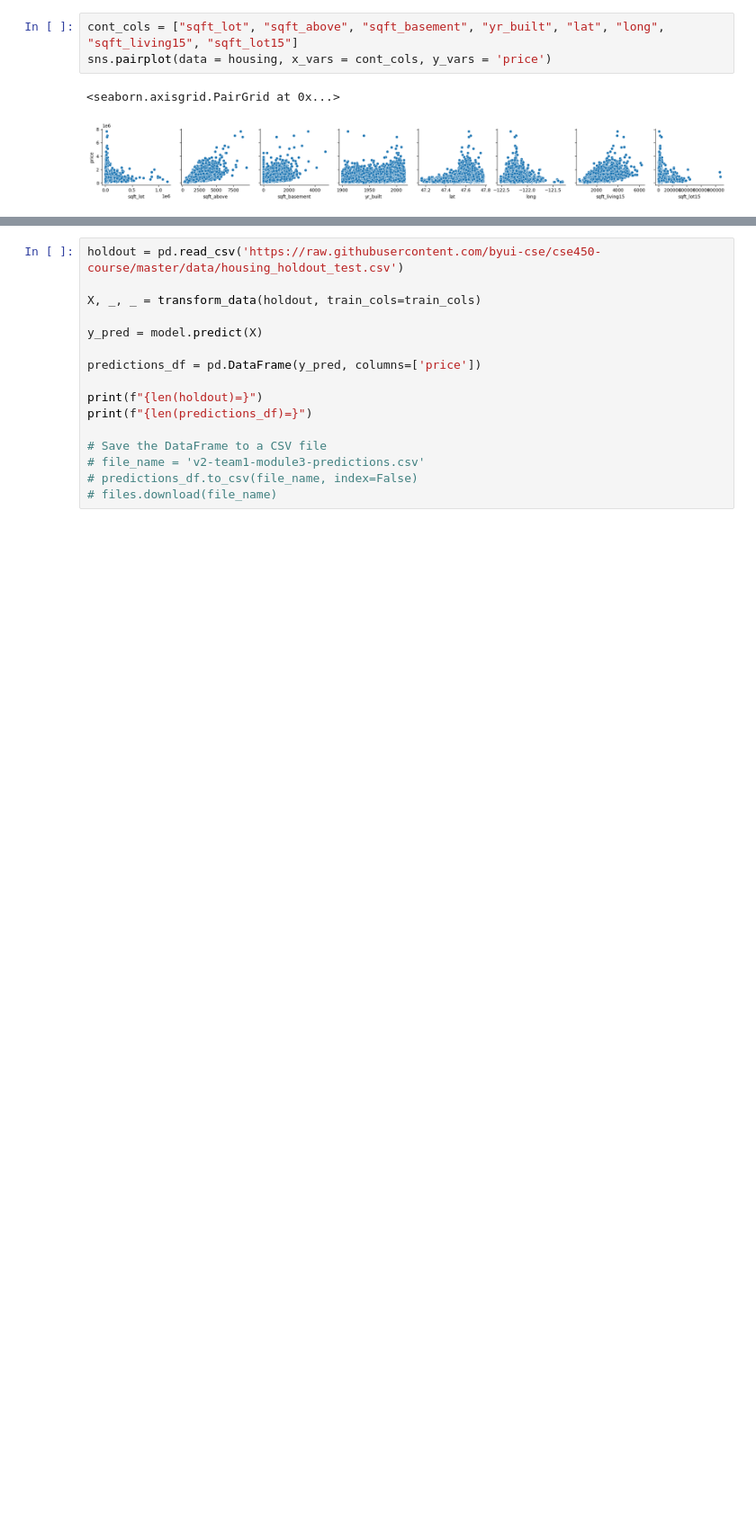
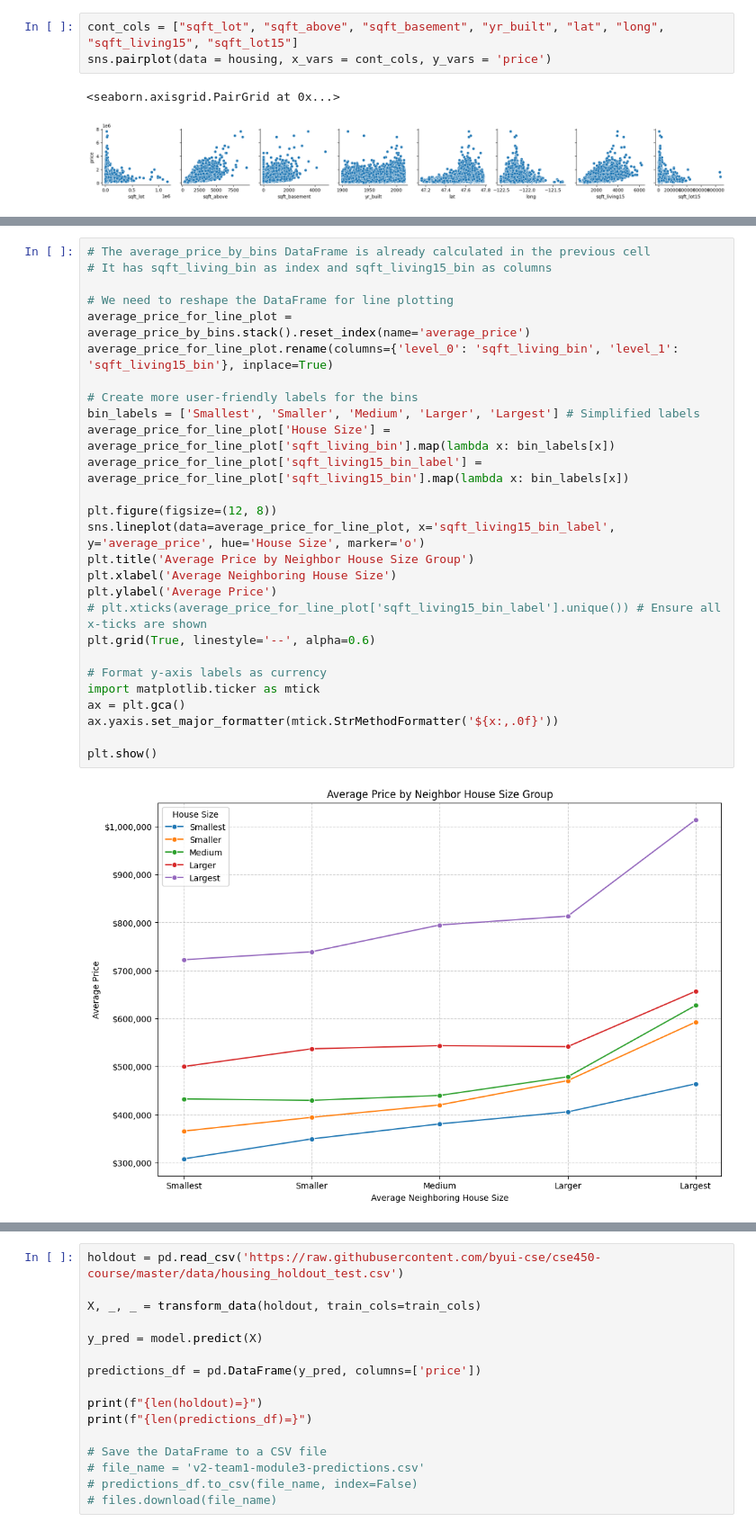
Before and after one commit to logansmith9454/cse450, a Jupyter notebook: notebooks/starter_housing.ipynb, the cells around one changed output, grey strips where cells are left out. Shown at 90% size. Saved outputs shown, nothing was run; the diff lists cells and outputs as text; blank space fills up the shorter version.

```diff
--- a/notebooks/starter_housing.ipynb
+++ b/notebooks/starter_housing.ipynb
@@ -132,0 +170,29 @@ predictions_df = pd.DataFrame(mini_y_pred, columns=['price'])
+# %%
+# The average_price_by_bins DataFrame is already calculated in the previous cell
+# It has sqft_living_bin as index and sqft_living15_bin as columns
+
+# We need to reshape the DataFrame for line plotting
+average_price_for_line_plot = average_price_by_bins.stack().reset_index(name='average_price')
+average_price_for_line_plot.rename(columns={'level_0': 'sqft_living_bin', 'level_1': 'sqft_living15_bin'}, inplace=True)
+
+# Create more user-friendly labels for the bins
+bin_labels = ['Smallest', 'Smaller', 'Medium', 'Larger', 'Largest'] # Simplified labels
+average_price_for_line_plot['House Size'] = average_price_for_line_plot['sqft_living_bin'].map(lambda x: bin_labels[x])
+average_price_for_line_plot['sqft_living15_bin_label'] = average_price_for_line_plot['sqft_living15_bin'].map(lambda x: bin_labels[x])
+
+plt.figure(figsize=(12, 8))
+sns.lineplot(data=average_price_for_line_plot, x='sqft_living15_bin_label', y='average_price', hue='House Size', marker='o')
+plt.title('Average Price by Neighbor House Size Group')
+plt.xlabel('Average Neighboring House Size')
+plt.ylabel('Average Price')
+# plt.xticks(average_price_for_line_plot['sqft_living15_bin_label'].unique()) # Ensure all x-ticks are shown
+plt.grid(True, linestyle='--', alpha=0.6)
+
+# Format y-axis labels as currency
+import matplotlib.ticker as mtick
+ax = plt.gca()
+ax.yaxis.set_major_formatter(mtick.StrMethodFormatter('${x:,.0f}'))
+
+plt.show()
+# %% [output]
+[figure, added]
```
Also changed, not shown: parts of 12 cells of this notebook.
